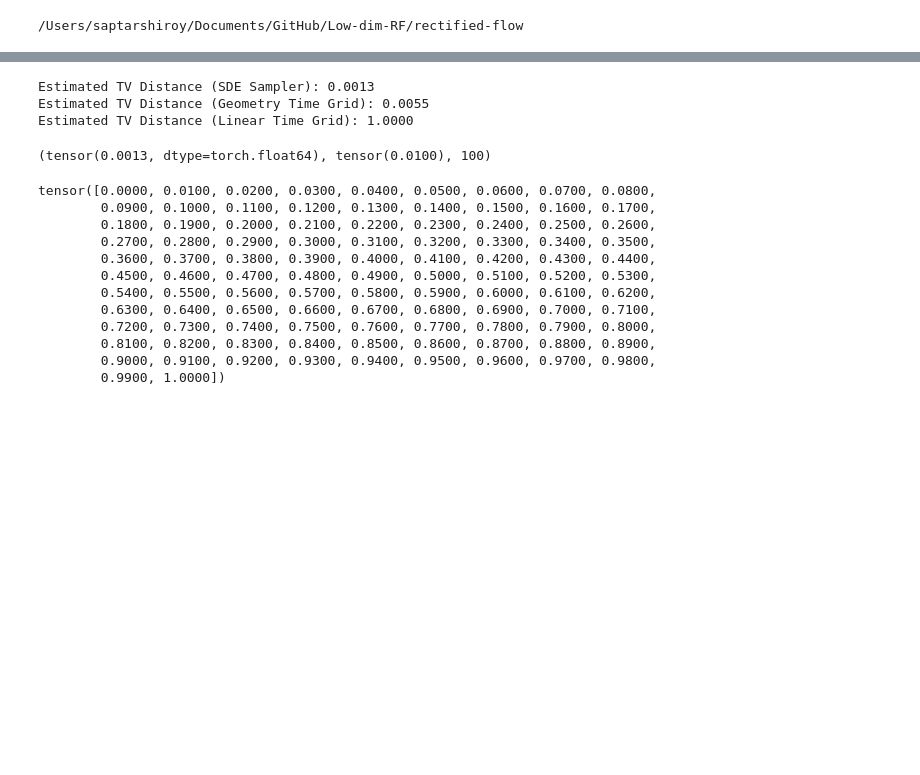
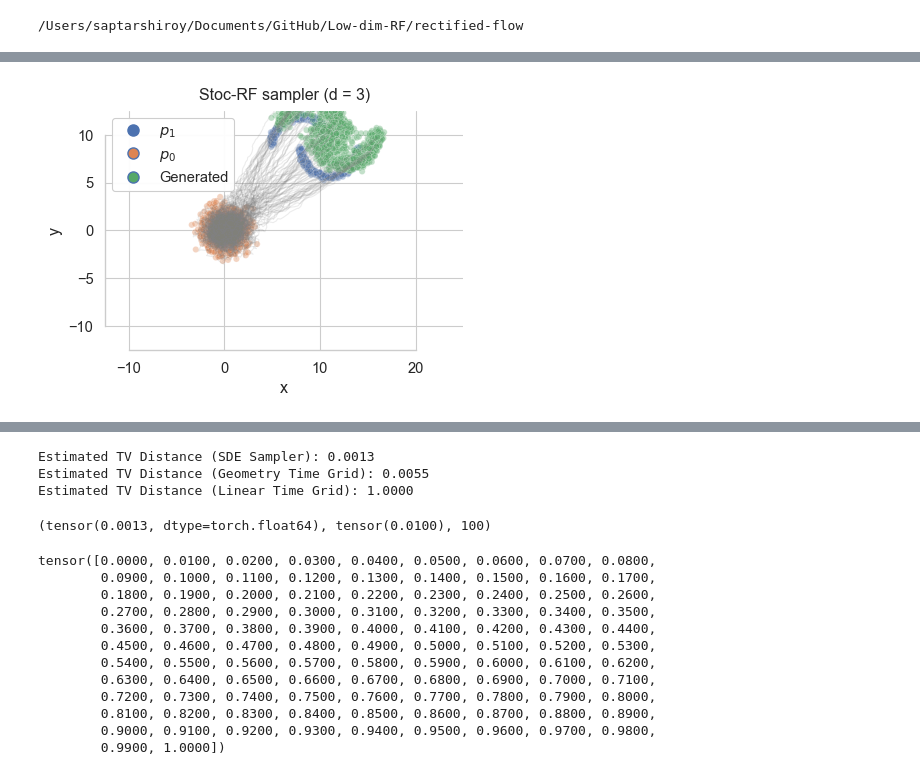
Before and after one commit to roysaptaumich/Low-dim-RF, a Jupyter notebook: low_rank_Gaussian_experiments.ipynb, the cells around one changed output, grey strips where cells are left out. Saved outputs shown, nothing was run; the diff lists cells and outputs as text; code cells hidden in the pictures; blank space fills up the shorter version.

```diff
--- a/low_rank_Gaussian_experiments.ipynb
+++ b/low_rank_Gaussian_experiments.ipynb
@@ -245,0 +274,7 @@ fig_lin = draw_plot_sns(traj1_lin.trajectories, D1, second_coord= j, M=25, num_t
+# %%
+j = 1
+
+fig_sde = draw_plot_sns(traj_sde.trajectories, D1, second_coord= j, M=25, num_traj=100,
+                     sampler_label=f'Stoc-RF sampler (d = {INPUT_DIM})', save_pdf=True)
+# %% [output]
+[figure, added]
```
Also changed, not shown: parts of 16 cells of this notebook, 1 other file.
